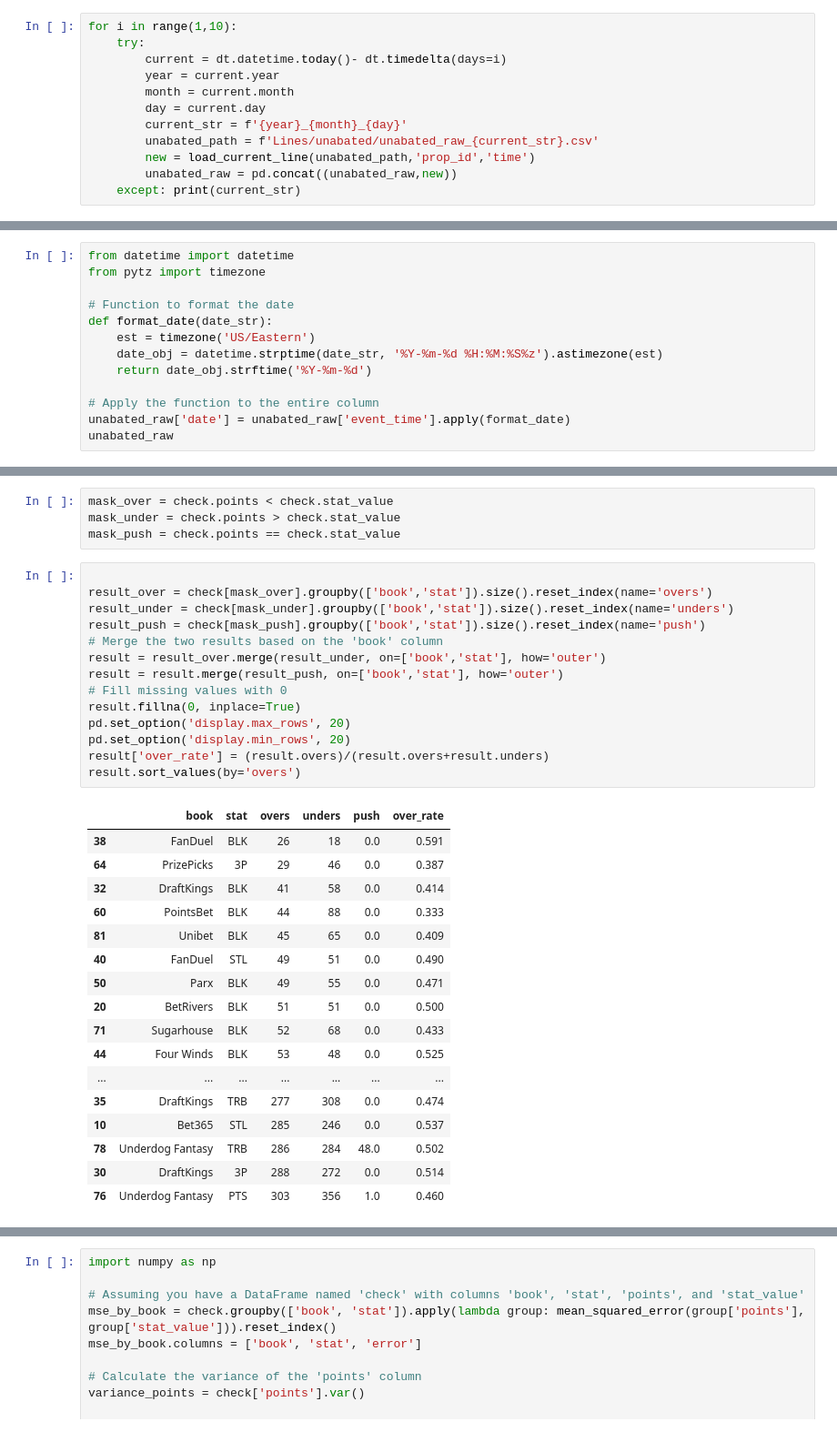
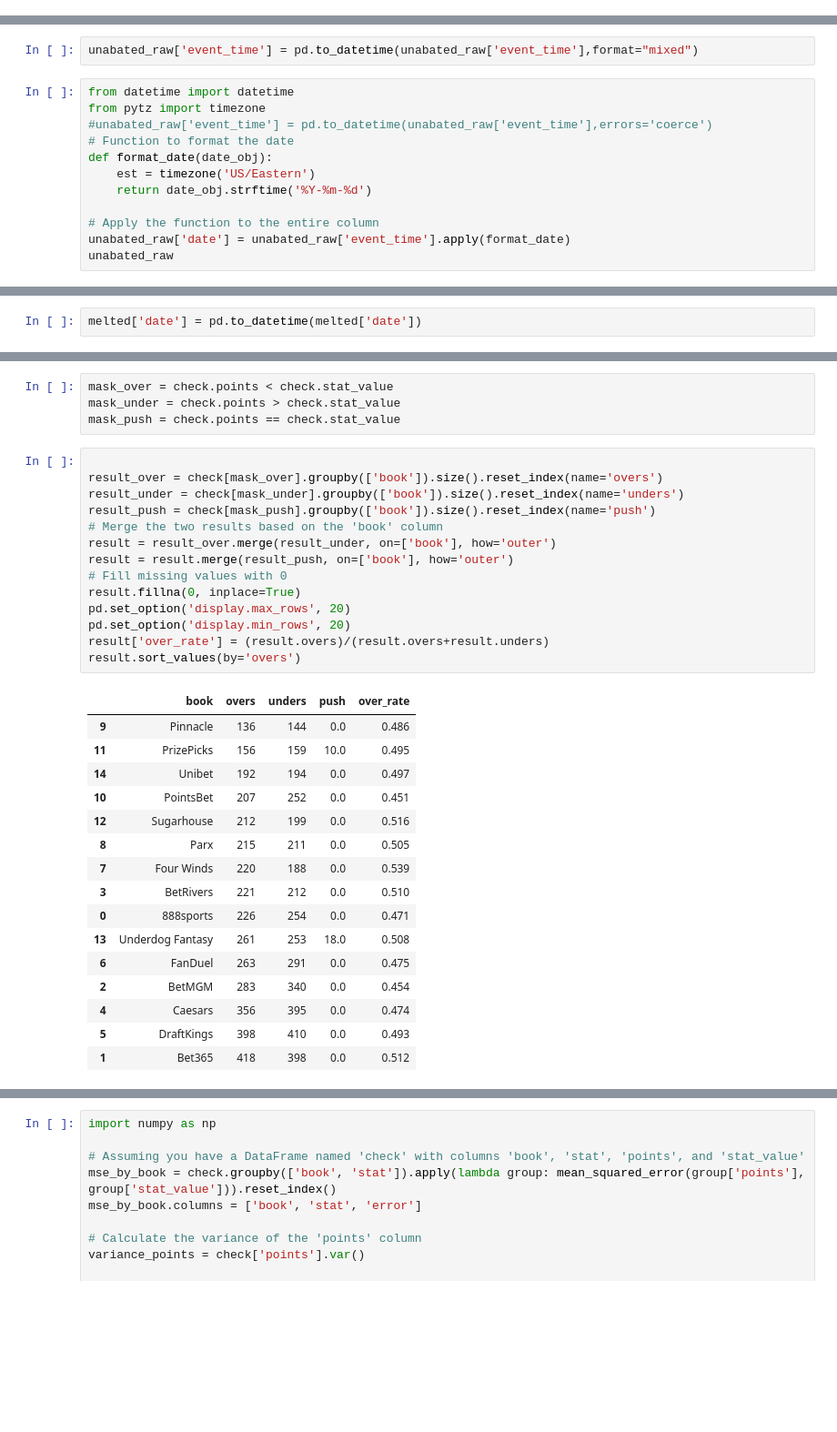
Before and after one commit to madram1423/NBA_betting_model, a Jupyter notebook: sharp_books.ipynb, the cells around one changed output, grey strips where cells are left out. Shown at 91% size. Saved outputs shown, nothing was run; the diff lists cells and outputs as text; blank space fills up the shorter version.

```diff
--- a/sharp_books.ipynb
+++ b/sharp_books.ipynb
@@ -28,12 +62,0 @@ data['date'] = pd.to_datetime(data['date'])
-# %%
-for i in range(1,10):
-    try:
-        current = dt.datetime.today()- dt.timedelta(days=i)
-        year = current.year
-        month = current.month
-        day = current.day
-        current_str = f'{year}_{month}_{day}'
-        unabated_path = f'Lines/unabated/unabated_raw_{current_str}.csv'
-        new = load_current_line(unabated_path,'prop_id','time')
-        unabated_raw = pd.concat((unabated_raw,new))
-    except: print(current_str)
@@ -44,11 +67,12 @@ for i in range(1,10):
+# %%
+unabated_raw['event_time'] = pd.to_datetime(unabated_raw['event_time'],format="mixed")
 # %%
 from datetime import datetime
 from pytz import timezone
-
+#unabated_raw['event_time'] = pd.to_datetime(unabated_raw['event_time'],errors='coerce')
 # Function to format the date
-def format_date(date_str):
+def format_date(date_obj):
     est = timezone('US/Eastern')
-    date_obj = datetime.strptime(date_str, '%Y-%m-%d %H:%M:%S%z').astimezone(est)
     return date_obj.strftime('%Y-%m-%d')
 
 # Apply the function to the entire column
@@ -67,6 +97,8 @@ keepers = ['player', 'G', 'date', 'age', 'team', 'H/A', 'Opp', 'W/L', 'GS', 'MP'
 melted = data.melt(id_vars=keepers, var_name='stat', value_name='stat_value')
 # %%
 unabated_raw['date'] = pd.to_datetime(melted['date'])
+# %%
+melted['date'] = pd.to_datetime(melted['date'])
 # %%
 check = melted[['player','date','stat_value','stat']].merge(unabated_raw,on=['player','date','stat'])
 check = check.loc[check.points!=0.0]
@@ -77,33 +109,32 @@ mask_under = check.points > check.stat_value
 mask_push = check.points == check.stat_value
 # %%
 
-result_over = check[mask_over].groupby(['book','stat']).size().reset_index(name='overs')
-result_under = check[mask_under].groupby(['book','stat']).size().reset_index(name='unders')
-result_push = check[mask_push].groupby(['book','stat']).size().reset_index(name='push')
+result_over = check[mask_over].groupby(['book']).size().reset_index(name='overs')
+result_under = check[mask_under].groupby(['book']).size().reset_index(name='unders')
+result_push = check[mask_push].groupby(['book']).size().reset_index(name='push')
 # Merge the two results based on the 'book' column
-result = result_over.merge(result_under, on=['book','stat'], how='outer')
-result = result.merge(result_push, on=['book','stat'], how='outer')
+result = result_over.merge(result_under, on=['book'], how='outer')
+result = result.merge(result_push, on=['book'], how='outer')
 # Fill missing values with 0
 result.fillna(0, inplace=True)
 pd.set_option('display.max_rows', 20)
 pd.set_option('display.min_rows', 20)
 result['over_rate'] = (result.overs)/(result.overs+result.unders)
 result.sort_values(by='overs')
 # %% [output]
-|  | book | stat | overs | unders | push | over_rate |
-| 38 | FanDuel | BLK | 26 | 18 | 0.0 | 0.591 |
-| 64 | PrizePicks | 3P | 29 | 46 | 0.0 | 0.387 |
-| 32 | DraftKings | BLK | 41 | 58 | 0.0 | 0.414 |
-| 60 | PointsBet | BLK | 44 | 88 | 0.0 | 0.333 |
-| 81 | Unibet | BLK | 45 | 65 | 0.0 | 0.409 |
-| 40 | FanDuel | STL | 49 | 51 | 0.0 | 0.490 |
-| 50 | Parx | BLK | 49 | 55 | 0.0 | 0.471 |
-| 20 | BetRivers | BLK | 51 | 51 | 0.0 | 0.500 |
-| 71 | Sugarhouse | BLK | 52 | 68 | 0.0 | 0.433 |
-| 44 | Four Winds | BLK | 53 | 48 | 0.0 | 0.525 |
-| ... | ... | ... | ... | ... | ... | ... |
-| 35 | DraftKings | TRB | 277 | 308 | 0.0 | 0.474 |
-| 10 | Bet365 | STL | 285 | 246 | 0.0 | 0.537 |
-| 78 | Underdog Fantasy | TRB | 286 | 284 | 48.0 | 0.502 |
-| 30 | DraftKings | 3P | 288 | 272 | 0.0 | 0.514 |
-| 76 | Underdog Fantasy | PTS | 303 | 356 | 1.0 | 0.460 |
+|  | book | overs | unders | push | over_rate |
+| 9 | Pinnacle | 136 | 144 | 0.0 | 0.486 |
+| 11 | PrizePicks | 156 | 159 | 10.0 | 0.495 |
+| 14 | Unibet | 192 | 194 | 0.0 | 0.497 |
+| 10 | PointsBet | 207 | 252 | 0.0 | 0.451 |
+| 12 | Sugarhouse | 212 | 199 | 0.0 | 0.516 |
+| 8 | Parx | 215 | 211 | 0.0 | 0.505 |
+| 7 | Four Winds | 220 | 188 | 0.0 | 0.539 |
+| 3 | BetRivers | 221 | 212 | 0.0 | 0.510 |
+| 0 | 888sports | 226 | 254 | 0.0 | 0.471 |
+| 13 | Underdog Fantasy | 261 | 253 | 18.0 | 0.508 |
+| 6 | FanDuel | 263 | 291 | 0.0 | 0.475 |
+| 2 | BetMGM | 283 | 340 | 0.0 | 0.454 |
+| 4 | Caesars | 356 | 395 | 0.0 | 0.474 |
+| 5 | DraftKings | 398 | 410 | 0.0 | 0.493 |
+| 1 | Bet365 | 418 | 398 | 0.0 | 0.512 |
```
Also changed, not shown: parts of 14 cells of this notebook, 32 other files.
